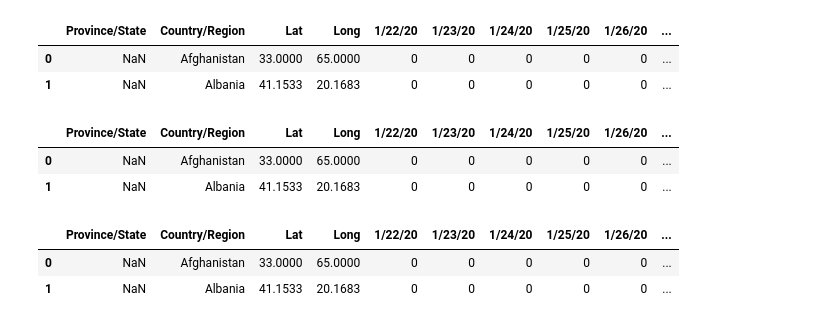
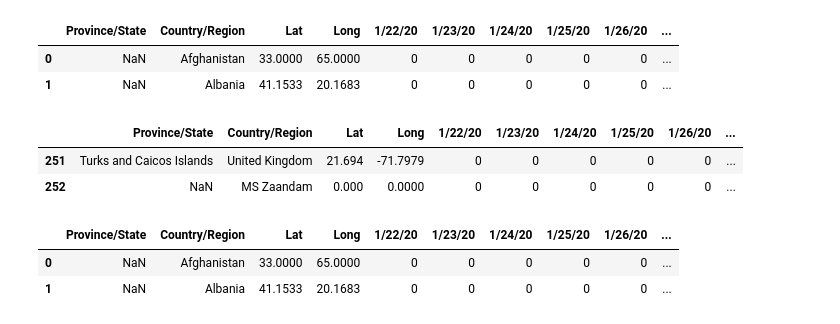
Before and after one commit to MattTriano/COVID-19_Viz, a Jupyter notebook: COVID-19_EDA_3.ipynb, the cells around one changed output. Drawn from its saved outputs; the diff is of its cells as text; code cells hidden in the pictures.

```diff
--- a/COVID-19_EDA_2.ipynb
+++ b/COVID-19_EDA_3.ipynb
@@ -29,11 +29,11 @@ global_deaths_df.head(2)
 | 0 | NaN | Afghanistan | 33.0000 | 65.0000 | 0 | 0 | 0 | 0 | 0 | ... |
 | 1 | NaN | Albania | 41.1533 | 20.1683 | 0 | 0 | 0 | 0 | 0 | ... |
 # %%
-global_confirmed_df.head(2)
+global_confirmed_df.tail(2)
 # %% [output]
 |  | Province/State | Country/Region | Lat | Long | 1/22/20 | 1/23/20 | 1/24/20 | 1/25/20 | 1/26/20 | ... |
-| 0 | NaN | Afghanistan | 33.0000 | 65.0000 | 0 | 0 | 0 | 0 | 0 | ... |
-| 1 | NaN | Albania | 41.1533 | 20.1683 | 0 | 0 | 0 | 0 | 0 | ... |
+| 251 | Turks and Caicos Islands | United Kingdom | 21.694 | -71.7979 | 0 | 0 | 0 | 0 | 0 | ... |
+| 252 | NaN | MS Zaandam | 0.000 | 0.0000 | 0 | 0 | 0 | 0 | 0 | ... |
 # %%
 global_recovered_df.head(2)
 # %% [output]
```
